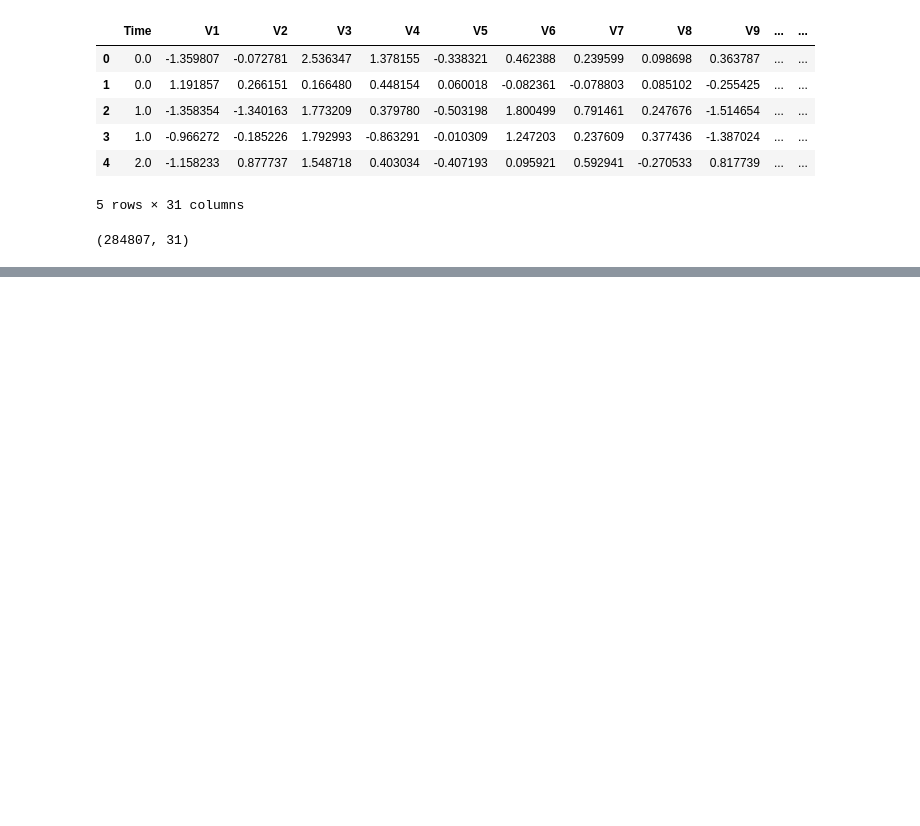
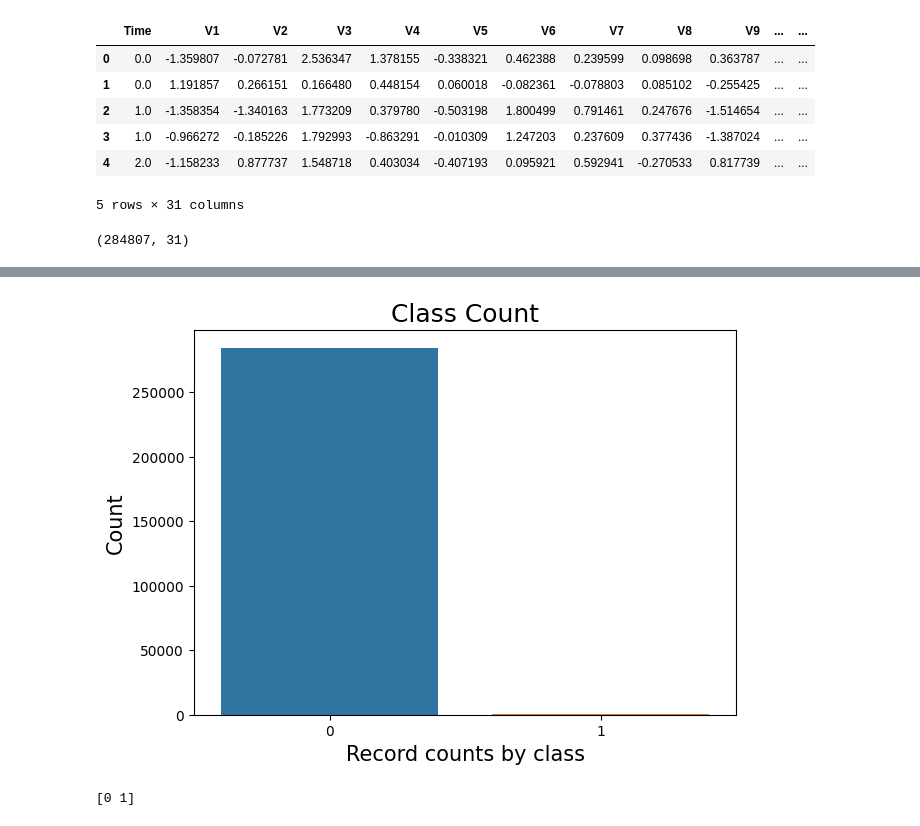
Before and after one commit to Muddejosh/Credit-card-fraud-Detection, a Jupyter notebook: main.ipynb, the cells around one changed output, grey strips where cells are left out. Saved outputs shown, nothing was run; the diff lists cells and outputs as text; code cells hidden in the pictures; blank space fills up the shorter version.

```diff
--- a/main.ipynb
+++ b/main.ipynb
@@ -64,0 +137,14 @@ df.shape
+# %%
+# A bar distribution to represent the data, just for further visualization.
+plt.figure(figsize=(7,5))
+sns.countplot(x ='Class', data = df)
+plt.title('Class Count', fontsize=18)
+plt.xlabel('Record counts by class', fontsize=15)
+plt.ylabel('Count', fontsize=15)
+plt.show()
+# %% [output]
+[figure, added]
+# %%
+print(df['Class'].unique())
+# %% [output]
+[0 1]
```
Also changed, not shown: parts of 6 cells of this notebook.
